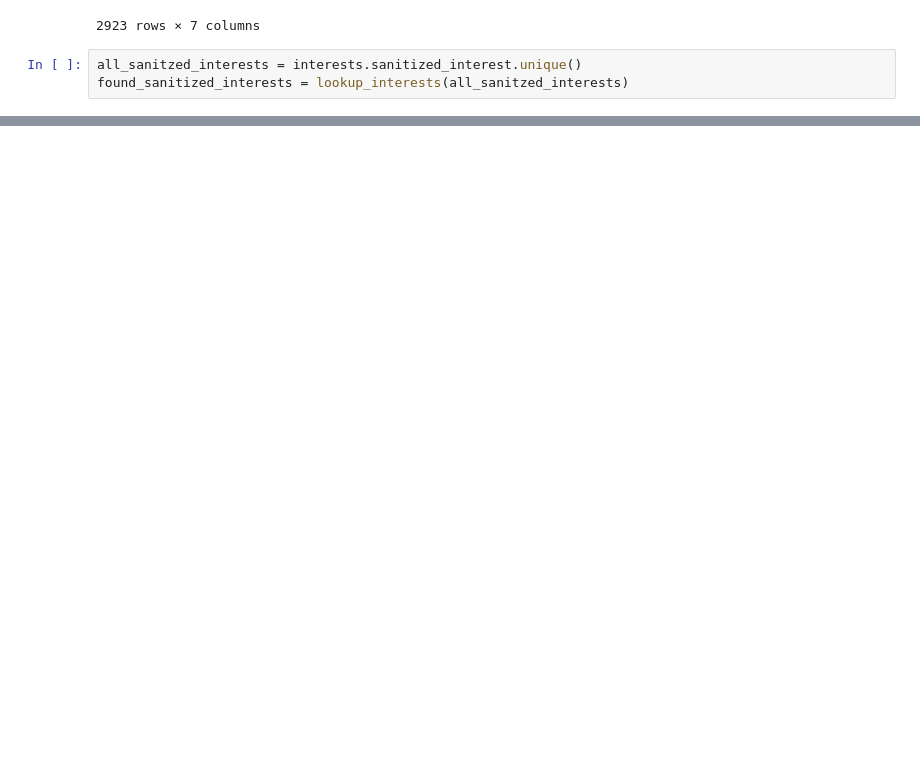
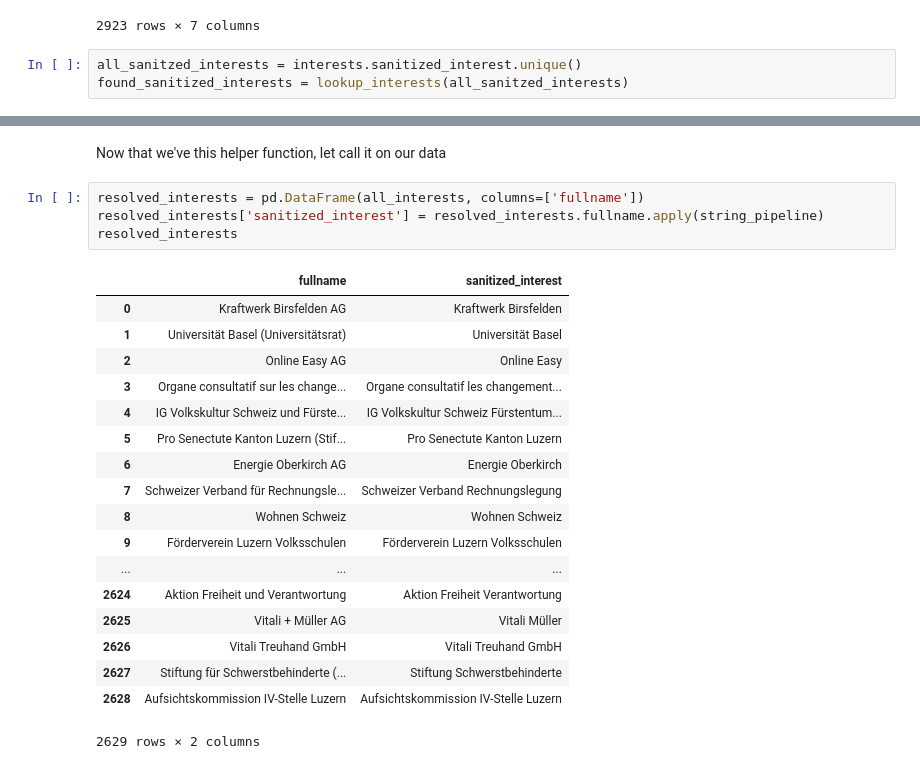
Before and after one commit to fdevillard/ada-swissleak, a Jupyter notebook: Prospect interest and Zefix results.ipynb, the cells around one changed output, grey strips where cells are left out. Saved outputs shown, nothing was run; the diff lists cells and outputs as text; blank space fills up the shorter version.

```diff
--- a/Prospect interest and Zefix results.ipynb
+++ b/Prospect interest and Zefix results.ipynb
@@ -481,0 +483,25 @@ more_one: 13.2%
+# %% [markdown]
+Now that we've this helper function, let call it on our data
+# %%
+resolved_interests = pd.DataFrame(all_interests, columns=['fullname'])
+resolved_interests['sanitized_interest'] = resolved_interests.fullname.apply(string_pipeline)
+resolved_interests
+# %% [output]
+|  | fullname | sanitized_interest |
+| 0 | Kraftwerk Birsfelden AG | Kraftwerk Birsfelden |
+| 1 | Universität Basel (Universitätsrat) | Universität Basel |
+| 2 | Online Easy AG | Online Easy |
+| 3 | Organe consultatif sur les change... | Organe consultatif les changement... |
+| 4 | IG Volkskultur Schweiz und Fürste... | IG Volkskultur Schweiz Fürstentum... |
+| 5 | Pro Senectute Kanton Luzern (Stif... | Pro Senectute Kanton Luzern |
+| 6 | Energie Oberkirch AG | Energie Oberkirch |
+| 7 | Schweizer Verband für Rechnungsle... | Schweizer Verband Rechnungslegung |
+| 8 | Wohnen Schweiz | Wohnen Schweiz |
+| 9 | Förderverein Luzern Volksschulen | Förderverein Luzern Volksschulen |
+| ... | ... | ... |
+| 2624 | Aktion Freiheit und Verantwortung | Aktion Freiheit Verantwortung |
+| 2625 | Vitali + Müller AG | Vitali Müller |
+| 2626 | Vitali Treuhand GmbH | Vitali Treuhand GmbH |
+| 2627 | Stiftung für Schwerstbehinderte (... | Stiftung Schwerstbehinderte |
+| 2628 | Aufsichtskommission IV-Stelle Luzern | Aufsichtskommission IV-Stelle Luzern |
+2629 rows × 2 columns
```
Also changed, not shown: parts of 17 cells of this notebook.
